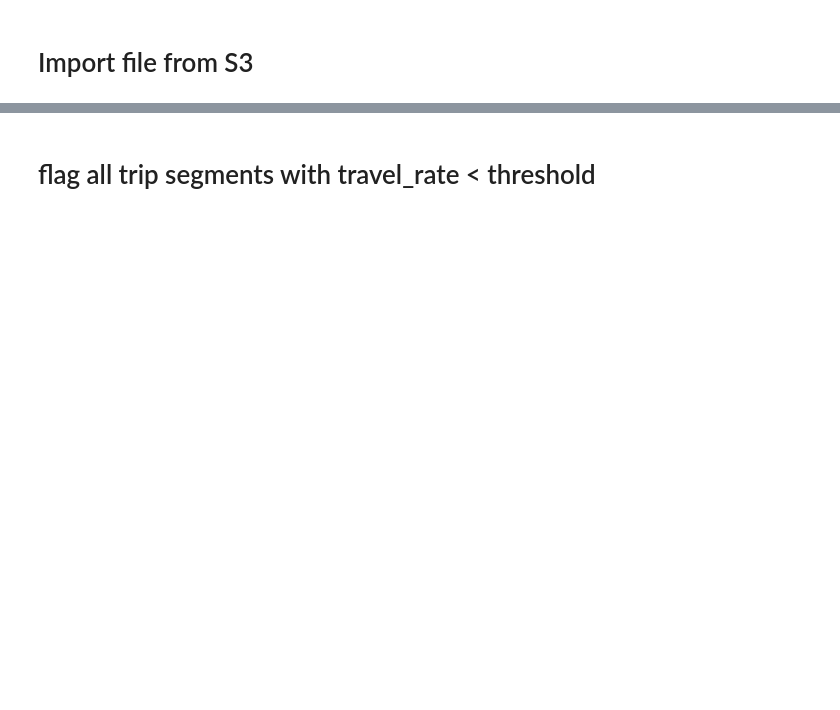
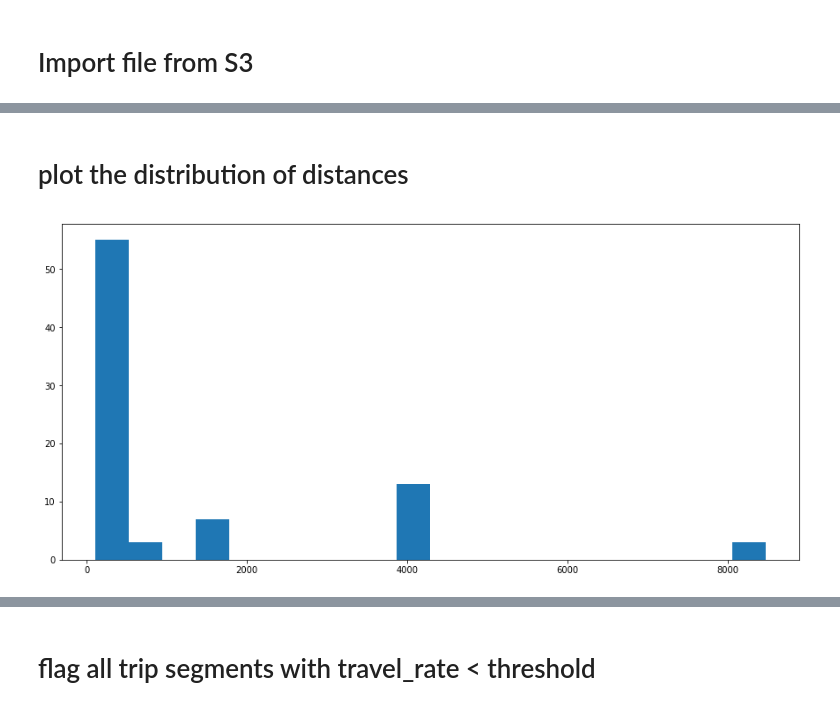
Before and after one commit to 350Seattle-Transportation-Team/gtfs-realtime, a Jupyter notebook: route_shape_process/03_calc_route_slowzone.ipynb, the cells around one changed output, grey strips where cells are left out. Drawn from its saved outputs; the diff is of its cells as text; code cells hidden in the pictures; blank space fills up the shorter version.

```diff
--- a/route_shape_process/03_calc_route_slowzone.ipynb
+++ b/route_shape_process/03_calc_route_slowzone.ipynb
@@ -23,7 +27,7 @@ route_name_to_id_dict = dict(zip(full_routes_gtfs.route_short_name.tolist(),
 # %% [markdown]
 # pick a route and direction
 # %%
-route_of_interest = "21"
+route_of_interest = "74"
 direction_of_interest = 1
 route_id = route_name_to_id_dict[route_of_interest]
 shape_id, trip_headsign = get_most_used_shape_id_per_direction(full_trip_stop_schedule,
@@ -51,0 +58,15 @@ unpacked_positions_full = pd.read_csv(io.BytesIO(s3_object['Body'].read()))
+# %%
+unpacked_positions_full['distance_btw_veh_and_shape'] = unpacked_positions_full\
+                                                                .apply(lambda x: calc_distance(x['vehicle_lat'],
+                                                                x['vehicle_long'],
+                                                                x['shape_pt_lat'],
+                                                               x['shape_pt_lon']), axis=1)
+# %% [markdown]
+# plot the distribution of distances
+# %%
+fig, ax = plt.subplots(figsize=(15,7))
+_ = ax.hist(unpacked_positions_full\
+            [unpacked_positions_full['distance_btw_veh_and_shape']>100]\
+            ['distance_btw_veh_and_shape'], bins=20)
+# %% [output]
+[figure, added]
```
Also changed, not shown: parts of 24 cells of this notebook, 2 other files.
